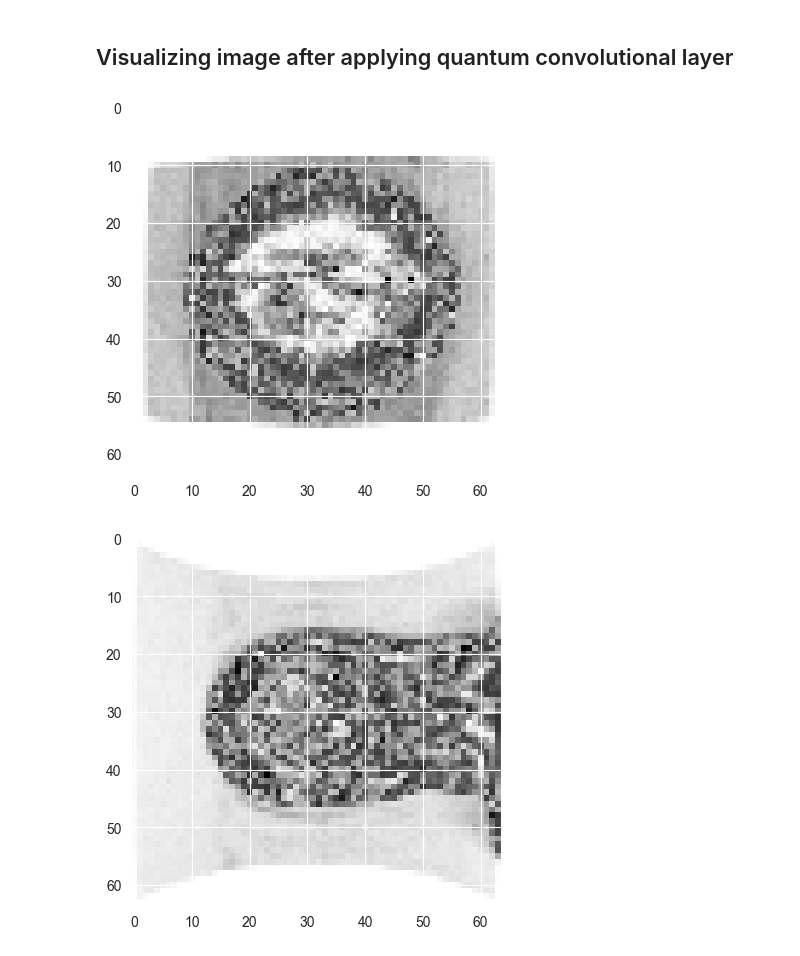
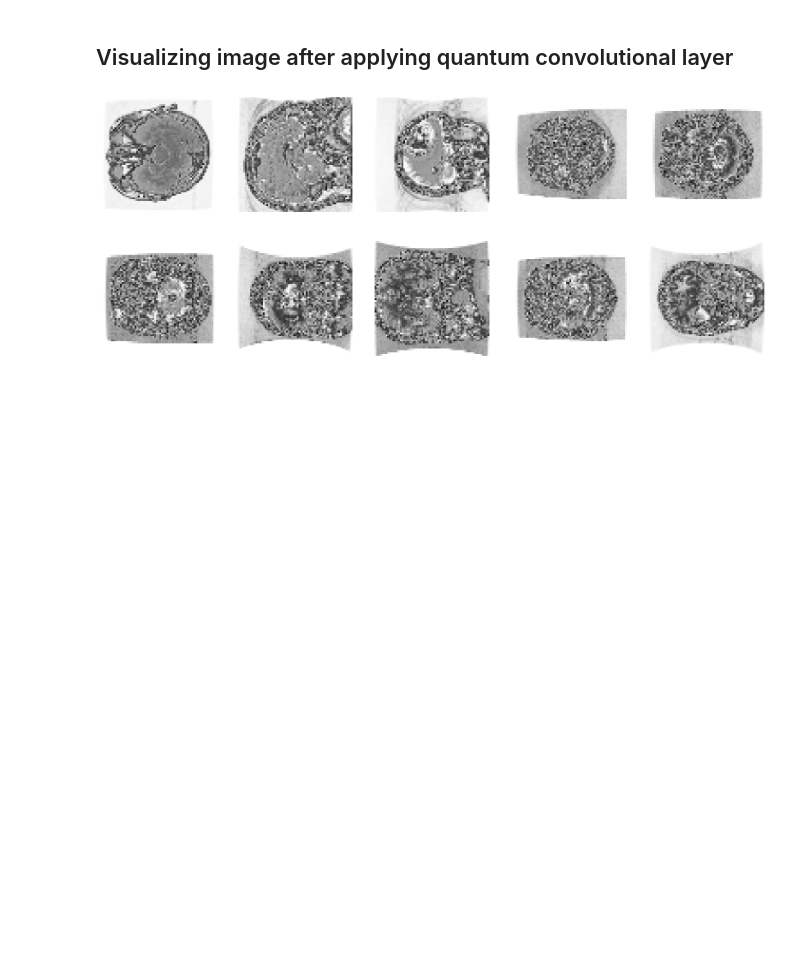
Before and after one commit to ahkatlio/QCNN_for_brain_cancer, a Jupyter notebook: Model.ipynb, the cells around one changed output. Cells and saved outputs as stored; diff of their text form; code cells hidden in the pictures; blank space fills up the shorter version.

```diff
--- a/Model.ipynb
+++ b/Model.ipynb
@@ -527,24 +527,28 @@ This code loads images from a folder, resizes them, applies a quantum convolutio
 # %%
 # Set the directory where the images are stored
 directory = "Resize/"
 
 # Get a list of all the files in the directory
 files = os.listdir(directory)
 
 # Select 10 random files
 random_files = random.sample(files, 10)
 
-# Loop over each random file
-for file in random_files:
+# Create a figure with 2 rows and 5 columns
+fig, axs = plt.subplots(2, 5, figsize=(20, 8))
+
+# Loop over each random file and plot it in a subplot
+for i, file in enumerate(random_files):
     # Load the image from the file
     img = np.load(directory + file)['image']
 
-    # Plot the image
-    plt.imshow(img, "gray")
-    plt.show()
+    # Plot the image in a subplot
+    row = i // 5
+    col = i % 5
+    axs[row, col].imshow(img, cmap="gray")
+    axs[row, col].axis("off")
 
-    # Save the image
-    plt.imsave(file + ".png", img, cmap="gray")
+# Save the figure
+plt.savefig("10_brain_picture_after_resizing.png", bbox_inches="tight")
 # %% [output]
-[figure, old version]
+[figure, new version]
-[figure, removed]
```
Also changed, not shown: parts of 2 cells of this notebook, 11 other files.
